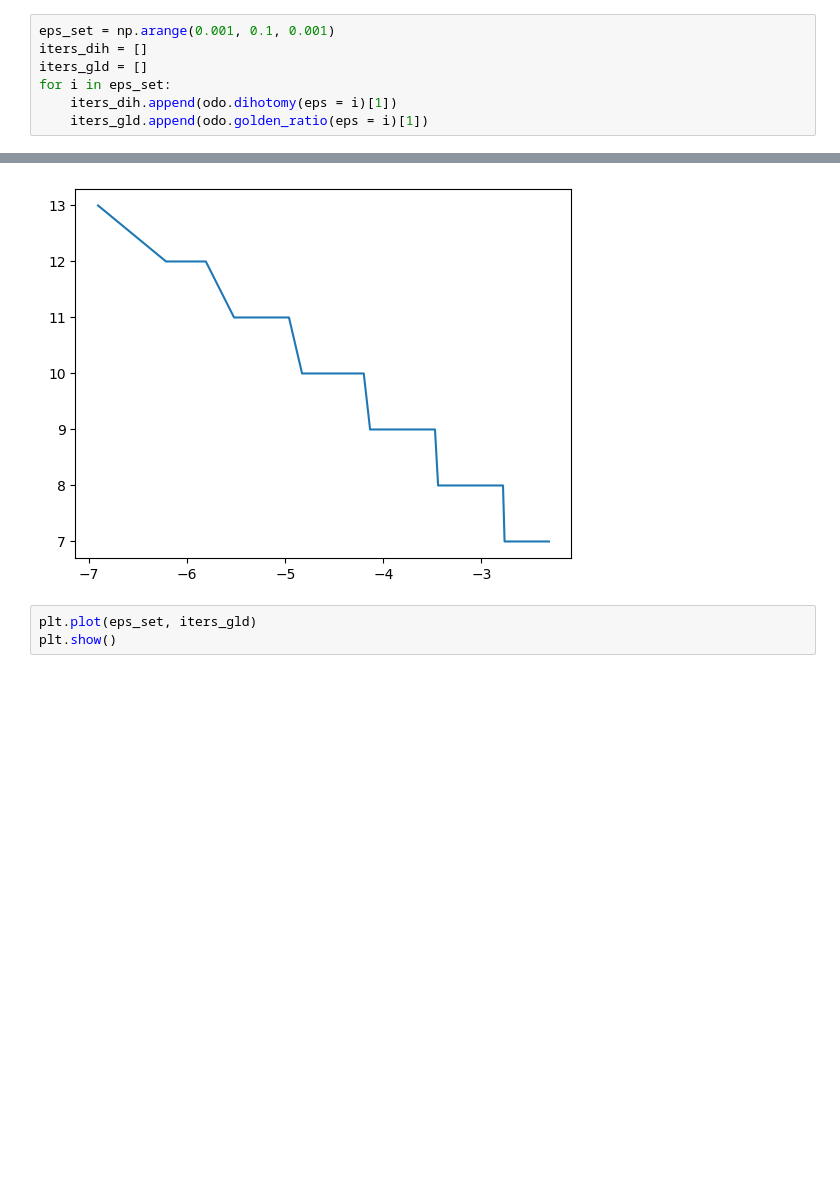
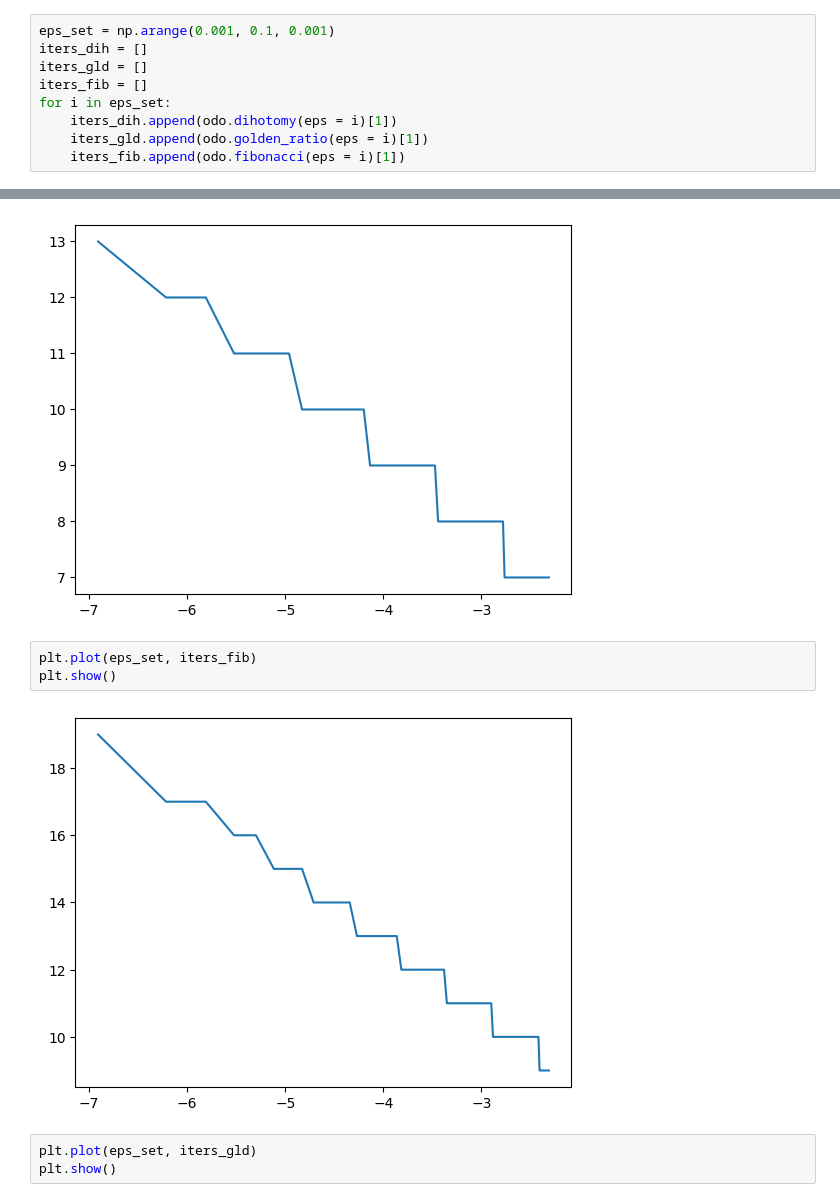
Before and after one commit to Kirillex22/optimization-24, a Jupyter notebook: notebooks/Lab1.ipynb, the cells around one changed output, grey strips where cells are left out. Drawn from its saved outputs; the diff is of its cells as text; blank space fills up the shorter version.

```diff
--- a/notebooks/Lab1.ipynb
+++ b/notebooks/Lab1.ipynb
@@ -229,9 +229,11 @@ fibo
 eps_set = np.arange(0.001, 0.1, 0.001)
 iters_dih = []
 iters_gld = []
+iters_fib = []
 for i in eps_set:
     iters_dih.append(odo.dihotomy(eps = i)[1])
     iters_gld.append(odo.golden_ratio(eps = i)[1])
+    iters_fib.append(odo.fibonacci(eps = i)[1])
 # %% [output]
 iter: 1 | set: [-6,-1.9995]
 iter: 2 | set: [-6,-3.99925]
@@ -259,6 +261,11 @@ plt.plot(eps_set, iters_dih)
 plt.show()
 # %% [output]
 [figure]
+# %%
+plt.plot(eps_set, iters_fib)
+plt.show()
+# %% [output]
+[figure, added]
 # %%
 plt.plot(eps_set, iters_gld)
 plt.show()
```
Also changed, not shown: parts of 11 cells of this notebook.
